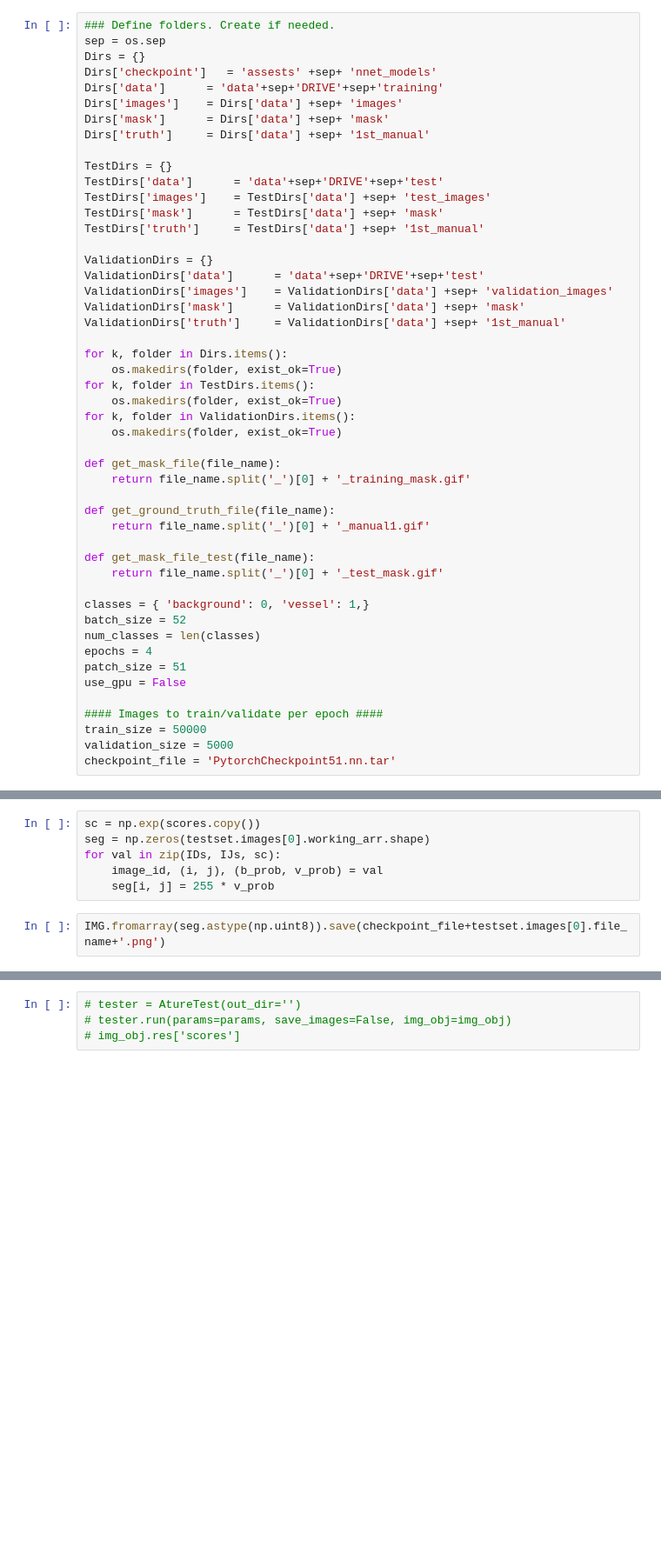
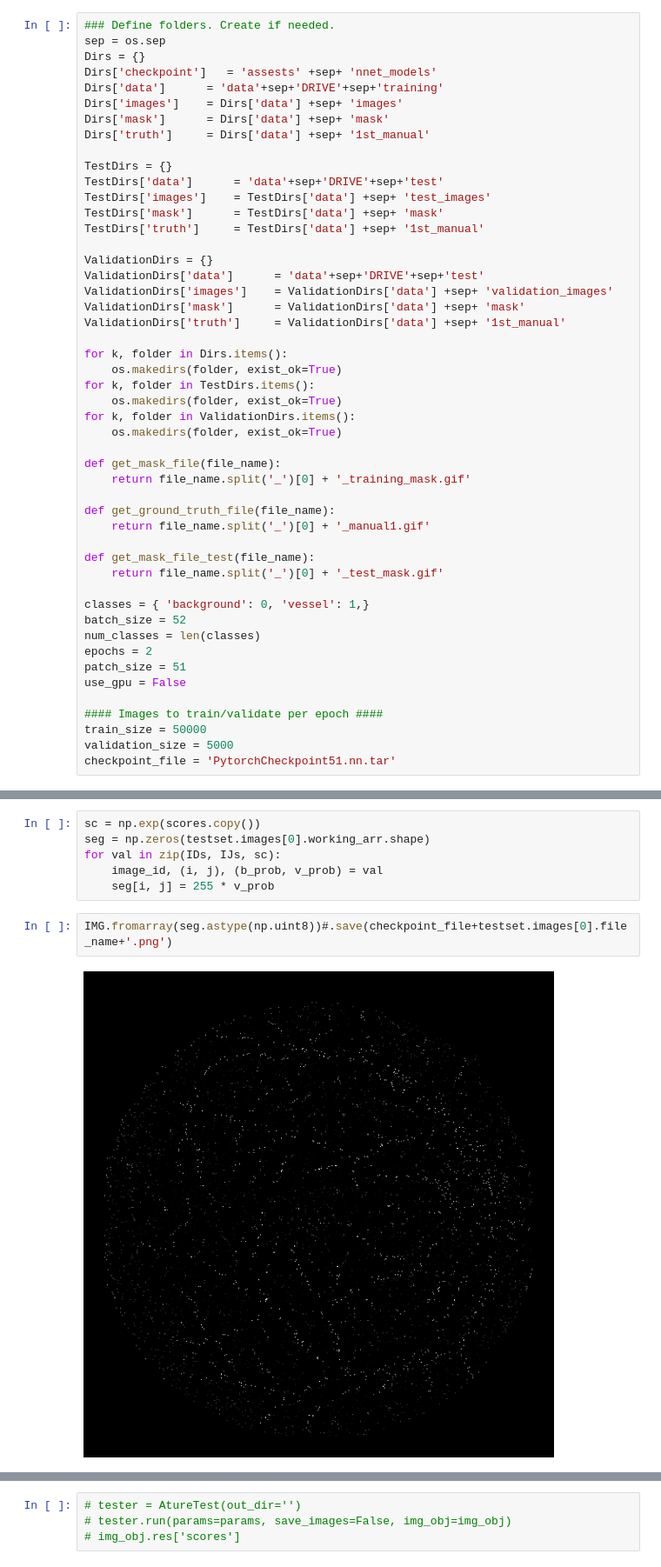
Before and after one commit to sraashis/deepdyn, a Jupyter notebook: notebook/CONV_PyTORCH.ipynb, the cells around one changed output, grey strips where cells are left out. Shown at 87% size. Drawn from its saved outputs; the diff is of its cells as text; blank space fills up the shorter version.

```diff
--- a/notebook/CONV_PyTORCH.ipynb
+++ b/notebook/CONV_PyTORCH.ipynb
@@ -78,7 +78,7 @@ def get_mask_file_test(file_name):
 classes = { 'background': 0, 'vessel': 1,}
 batch_size = 52
 num_classes = len(classes)
-epochs = 4
+epochs = 2
 patch_size = 51
 use_gpu = False
 
@@ -254,7 +292,9 @@ for val in zip(IDs, IJs, sc):
     image_id, (i, j), (b_prob, v_prob) = val
     seg[i, j] = 255 * v_prob
 # %%
-IMG.fromarray(seg.astype(np.uint8)).save(checkpoint_file+testset.images[0].file_name+'.png')
+IMG.fromarray(seg.astype(np.uint8))#.save(checkpoint_file+testset.images[0].file_name+'.png')
+# %% [output]
+[figure, added]
 # %%
 # params = {'sk_threshold': 150,
 #           'alpha': 7.0,
```
Also changed, not shown: parts of 6 cells of this notebook, 4 other files.
